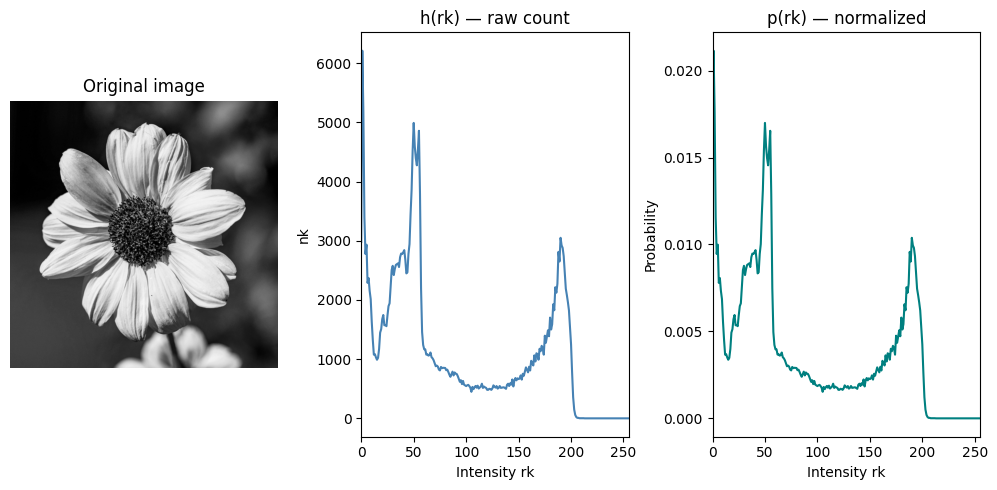
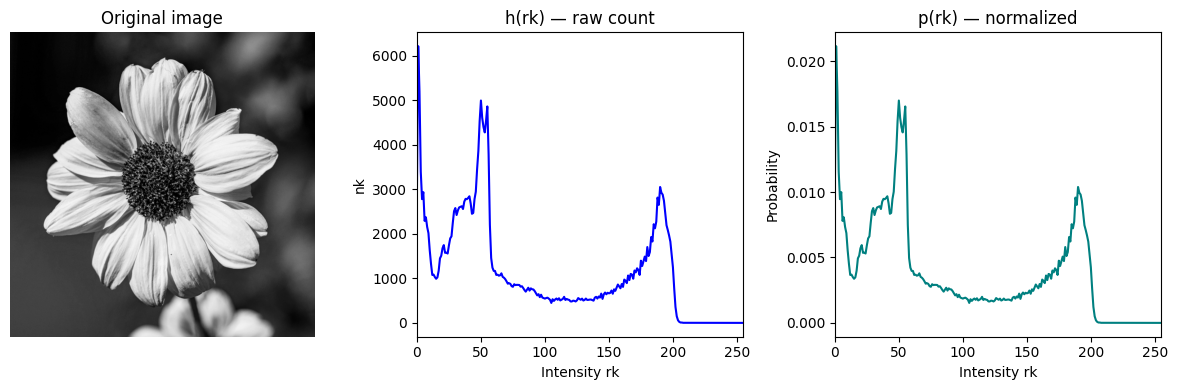
The change to this notebook cell's code, shown as a diff; its figure went from the first image to the second:
--- before
+++ after
@@ -1,3 +1,3 @@
-plt.figure(figsize=(10, 4))
+plt.figure(figsize=(12, 4))
 
 plt.subplot(1, 3, 1)
@@ -7,5 +7,5 @@
 
 plt.subplot(1, 3, 2)
-plt.plot(h, color="steelblue")
+plt.plot(h, color="blue")
 plt.title("h(rk) — raw count")
 plt.xlim([0, 255])

Commit: Finish histogram equalization